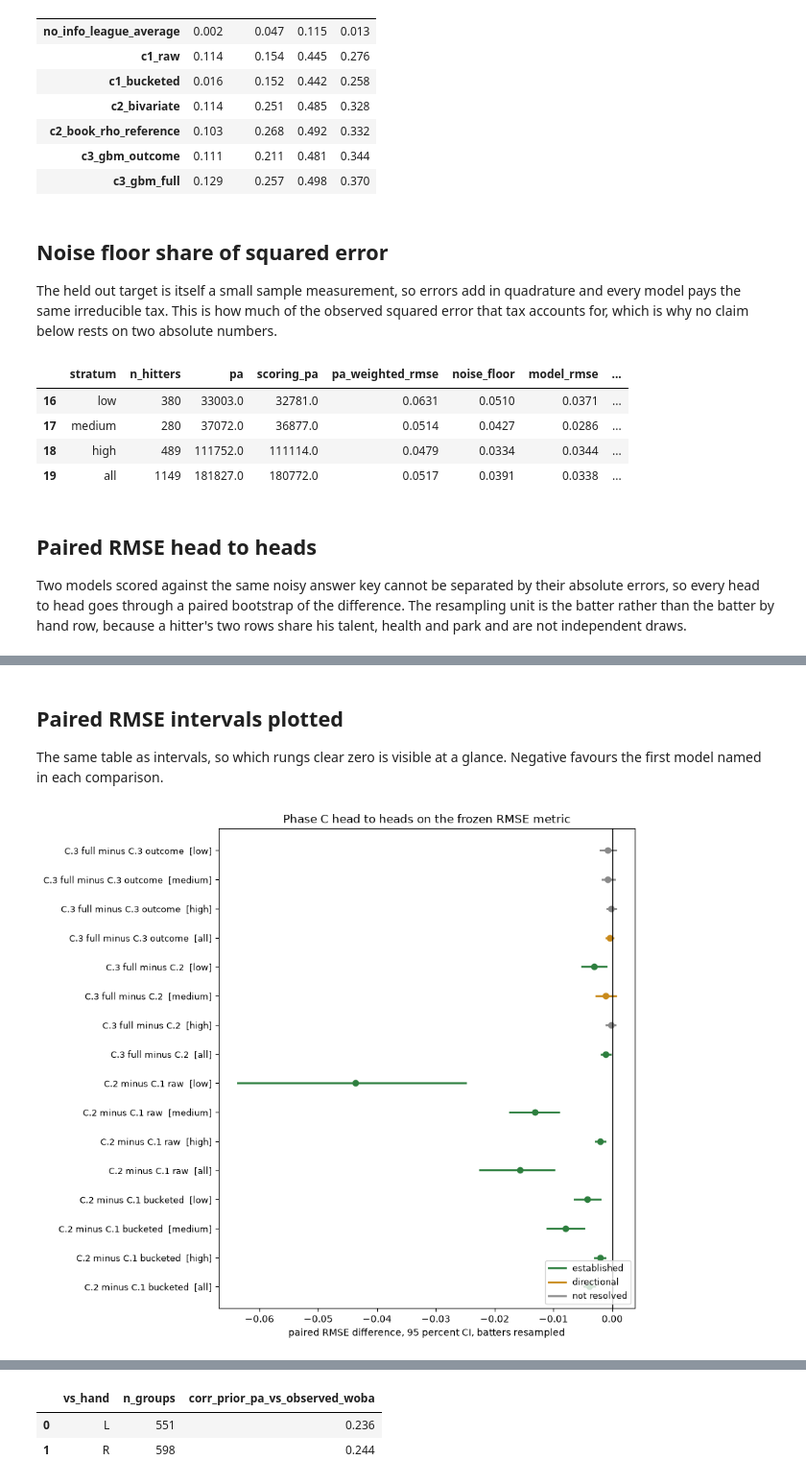
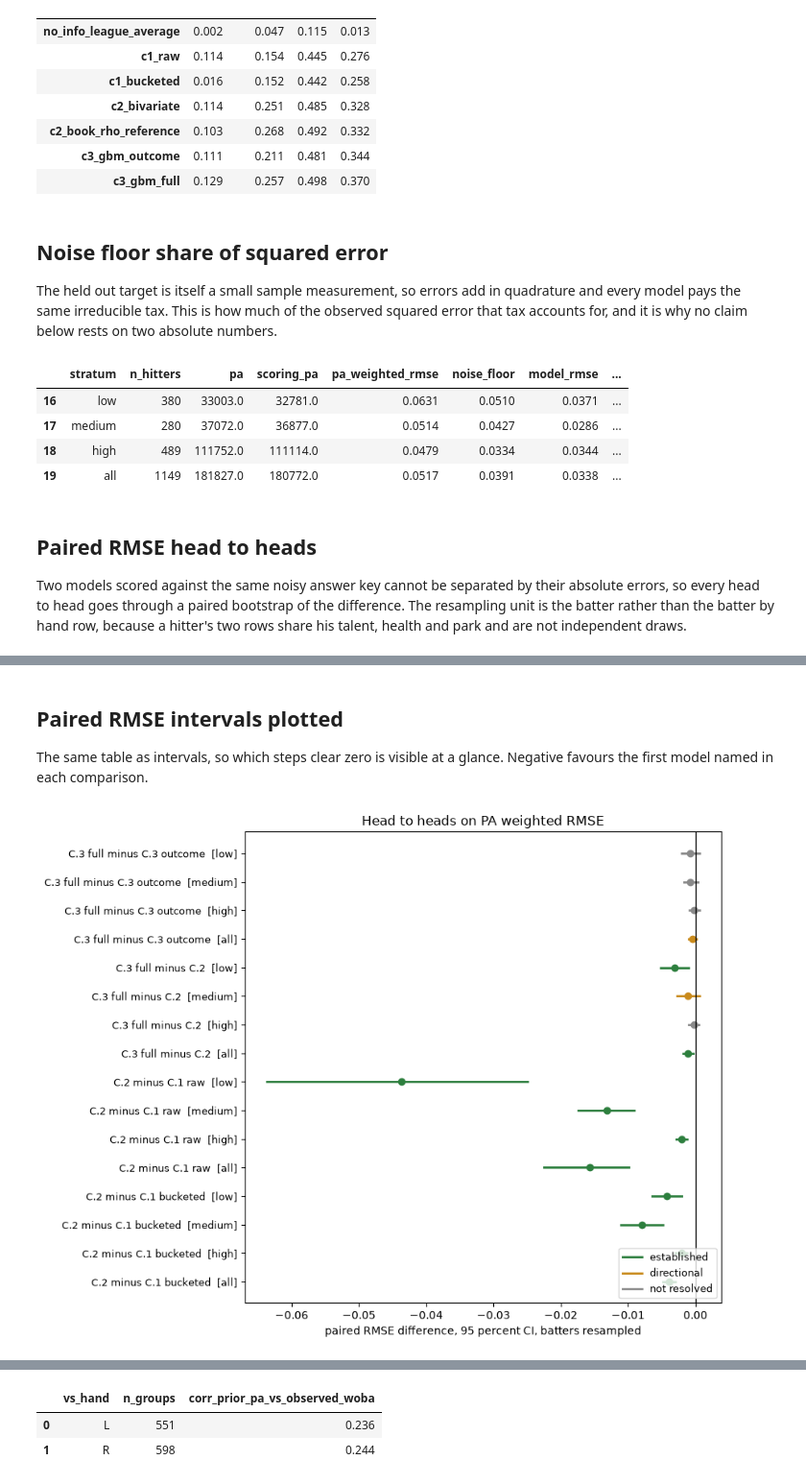
Before and after one commit to nseluga/Hitter-Embedding, a Jupyter notebook: notebooks/03_baselines.ipynb, the cells around one changed output, grey strips where cells are left out. Shown at 96% size. Drawn from its saved outputs; the diff is of its cells as text; code cells hidden in the pictures.

```diff
--- a/notebooks/03_baselines.ipynb
+++ b/notebooks/03_baselines.ipynb
@@ -33,7 +34,7 @@ STRATUM_ORDER = ["low", "medium", "high", "all"]
 
 
 def load(name):
-    """Read one committed Phase C artifact by filename."""
+    """Read one committed artifact by filename."""
     return pd.read_csv(RESULTS_DIR / name)
 # %% [markdown]
 ## Run parameters read from their owner modules
@@ -161,7 +156,7 @@ scores.pivot(index="model", columns="stratum", values="rank_corr").round(3)
 ## Noise floor share of squared error
 The held out target is itself a small sample measurement, so errors add in quadrature and every
 model pays the same irreducible tax. This is how much of the observed squared error that tax
-accounts for, which is why no claim below rests on two absolute numbers.
+accounts for, and it is why no claim below rests on two absolute numbers.
 # %%
 floor = scores[scores["model"] == "no_info_league_average"]
 floor.assign(floor_share_of_mse=lambda frame:
@@ -176,10 +171,10 @@ floor.assign(floor_share_of_mse=lambda frame:
 | 19 | all | 1149 | 181827.0 | 180772.0 | 0.0517 | 0.0391 | 0.0338 | ... |
 # %% [markdown]
 ## Paired RMSE head to heads
-Two models scored against the same noisy answer key cannot be separated by their absolute
-errors, so every head to head goes through a paired bootstrap of the difference. The resampling
-unit is the batter rather than the batter by hand row, because a hitter's two rows share his
-talent, health and park and are not independent draws.
+Two models scored against the same noisy answer key cannot be separated by their absolute errors,
+so every head to head goes through a paired bootstrap of the difference. The resampling unit is
+the batter rather than the batter by hand row, because a hitter's two rows share his talent,
+health and park and are not independent draws.
 # %%
 PAIRED_FILES = {
     "C.2 minus C.1 raw": "c2_vs_c1_raw_paired.csv",
@@ -192,9 +187,9 @@ DIRECTIONAL_SHARE = 0.90
 
 def verdict(row):
     """
-    Classifies one paired bootstrap row. Established means the 95 percent interval excludes
-    zero, directional means it does not but the bootstrap share is at least DIRECTIONAL_SHARE
-    one way, and not resolved means neither.
+    Classifies one paired bootstrap row. Established means the 95 percent interval excludes zero,
+    directional means it does not but the bootstrap share is at least DIRECTIONAL_SHARE one way,
+    and not resolved means neither.
     """
     if row["ci_low"] > 0 or row["ci_high"] < 0:
         return "established"
@@ -235,28 +230,28 @@ paired.sort_values(["comparison", "stratum"])[
 |  | all | 1149 | 604 | -0.00041 | -0.00100 | 0.00017 | 0.9145 | directional |
 # %% [markdown]
 ## Paired RMSE intervals plotted
-The same table as intervals, so which rungs clear zero is visible at a glance. Negative favours
+The same table as intervals, so which steps clear zero is visible at a glance. Negative favours
 the first model named in each comparison.
 # %%
 VERDICT_COLORS = {"established": "#2d7f3e", "directional": "#c98a1b", "not resolved": "#8a8a8a"}
 
 plotted = paired.sort_values(["comparison", "stratum"], ascending=[True, False]).reset_index(drop=True)
-figure, axis = plt.subplots(figsize=(9, 8))
+figure, axis = plt.subplots(figsize=(9, 7))
 for position, row in plotted.iterrows():
     axis.plot([row["ci_low"], row["ci_high"]], [position, position],
               color=VERDICT_COLORS[row["verdict"]], lw=2)
     axis.plot(row["rmse_difference"], position, "o", color=VERDICT_COLORS[row["verdict"]], ms=6)
 axis.axvline(0, color="black", lw=1)
 axis.set_yticks(range(len(plotted)))
 axis.set_yticklabels([f"{row.comparison}  [{row.stratum}]" for row in plotted.itertuples()], fontsize=9)
 axis.set_xlabel("paired RMSE difference, 95 percent CI, batters resampled")
-axis.set_title("Phase C head to heads on the frozen RMSE metric")
+axis.set_title("Head to heads on PA weighted RMSE")
 axis.legend(handles=[plt.Line2D([], [], color=color, lw=2, label=name)
                      for name, color in VERDICT_COLORS.items()], loc="lower right", fontsize=9)
 figure.tight_layout()
 plt.show()
 # %% [output]
-[figure, old version]
+[figure, new version]
 # %% [markdown]
 ## Paired ordering head to heads
 The same treatment applied to rank correlation, which had previously been reported without an
```
Also changed, not shown: parts of 19 cells of this notebook, 2 other files.
